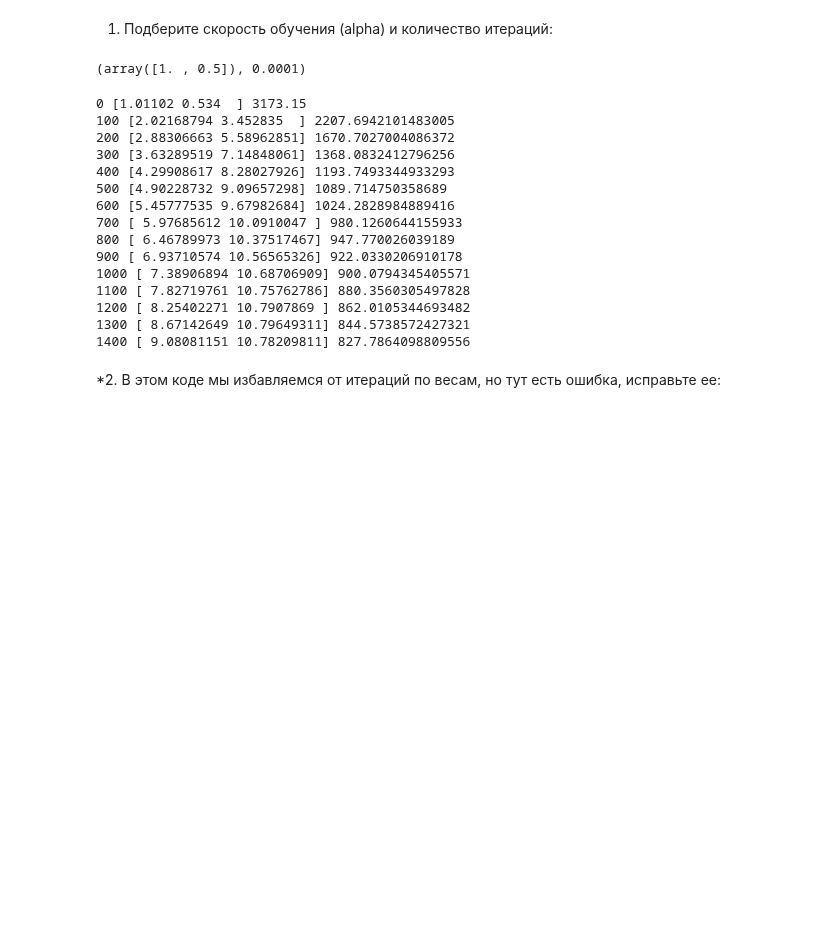
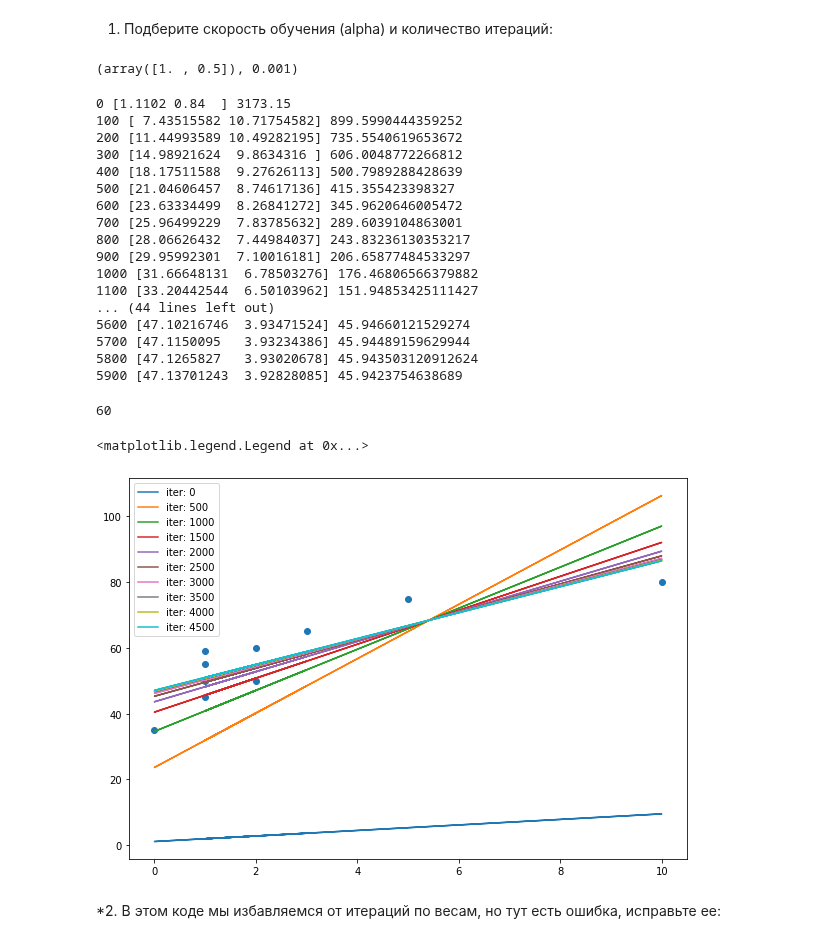
Before and after one commit to alex-chin/gb_data_analysis, a Jupyter notebook: lessons/les01/algo_webinar1.ipynb, the cells around one changed output. Saved outputs shown, nothing was run; the diff lists cells and outputs as text; code cells hidden in the pictures; blank space fills up the shorter version.

```diff
--- a/lessons/les01/algo_webinar1.ipynb
+++ b/lessons/les01/algo_webinar1.ipynb
@@ -195,34 +208,50 @@ W[0] - g
 1. Подберите скорость обучения (alpha) и количество итераций:
 # %%
 n = X.shape[1]
-alpha = 1e-4 # 0.1
-
-W = np.array([1, 0.5])
+alpha = 1e-3 # 0.1 скорость обучение
+W = np.array([1, 0.5]) # начальные значения
 W, alpha
 # %% [output]
-(array([1. , 0.5]), 0.0001)
+(array([1. , 0.5]), 0.001)
 # %%
-for i in range(1500):
+A = []
+for i in range(6000):
     y_pred = np.dot(W, X)
     err = calc_mse(y, y_pred)
     for ii in range(W.shape[0]):
         W[ii] -= alpha * (1/n * 2 * np.sum(X[ii] * (y_pred - y)))
     if i % 100 == 0:
         print(i, W, err)
+        A.append((i, W.copy(), err))
 # %% [output]
-0 [1.01102 0.534  ] 3173.15
-100 [2.02168794 3.452835  ] 2207.6942101483005
-200 [2.88306663 5.58962851] 1670.7027004086372
-300 [3.63289519 7.14848061] 1368.0832412796256
-400 [4.29908617 8.28027926] 1193.7493344933293
-500 [4.90228732 9.09657298] 1089.714750358689
-600 [5.45777535 9.67982684] 1024.2828984889416
-700 [ 5.97685612 10.0910047 ] 980.1260644155933
-800 [ 6.46789973 10.37517467] 947.770026039189
-900 [ 6.93710574 10.56565326] 922.0330206910178
-1000 [ 7.38906894 10.68706909] 900.0794345405571
-1100 [ 7.82719761 10.75762786] 880.3560305497828
-1200 [ 8.25402271 10.7907869 ] 862.0105344693482
-1300 [ 8.67142649 10.79649311] 844.5738572427321
-1400 [ 9.08081151 10.78209811] 827.7864098809556
+0 [1.1102 0.84  ] 3173.15
+100 [ 7.43515582 10.71754582] 899.5990444359252
+200 [11.44993589 10.49282195] 735.5540619653672
+300 [14.98921624  9.8634316 ] 606.0048772266812
+400 [18.17511588  9.27626113] 500.7989288428639
+500 [21.04606457  8.74617136] 415.355423398327
+600 [23.63334499  8.26841272] 345.9620646005472
+700 [25.96499229  7.83785632] 289.6039104863001
+800 [28.06626432  7.44984037] 243.83236130353217
+900 [29.95992301  7.10016181] 206.65877484533297
+1000 [31.66648131  6.78503276] 176.46806566379882
+1100 [33.20442544  6.50103962] 151.94853425111427
+... (44 lines left out)
+5600 [47.10216746  3.93471524] 45.94660121529274
+5700 [47.1150095   3.93234386] 45.94489159629944
+5800 [47.1265827   3.93020678] 45.943503120912624
+5900 [47.13701243  3.92828085] 45.9423754638689
+# %%
+len(A)
+# %% [output]
+60
+# %%
+fig = plt.figure(figsize=(10, 7))
+plt.scatter(X[1], y)
+for i in range(10):
+    plt.plot(X[1], A[i*6][1][0] + A[i*6][1][1] * X[1], label=f'iter: {A[i*5][0]}')
+plt.legend()
+# %% [output]
+<matplotlib.legend.Legend at 0x...>
+[figure, added]
 # %% [markdown]
```
Also changed, not shown: parts of 11 cells of this notebook.
